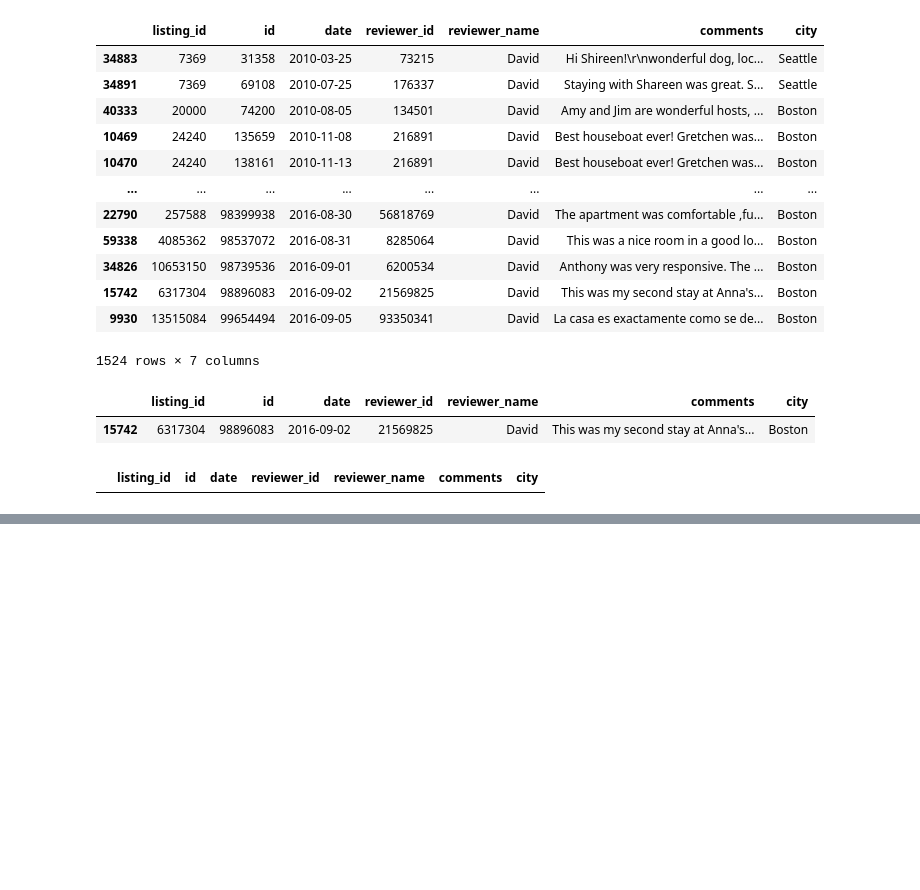
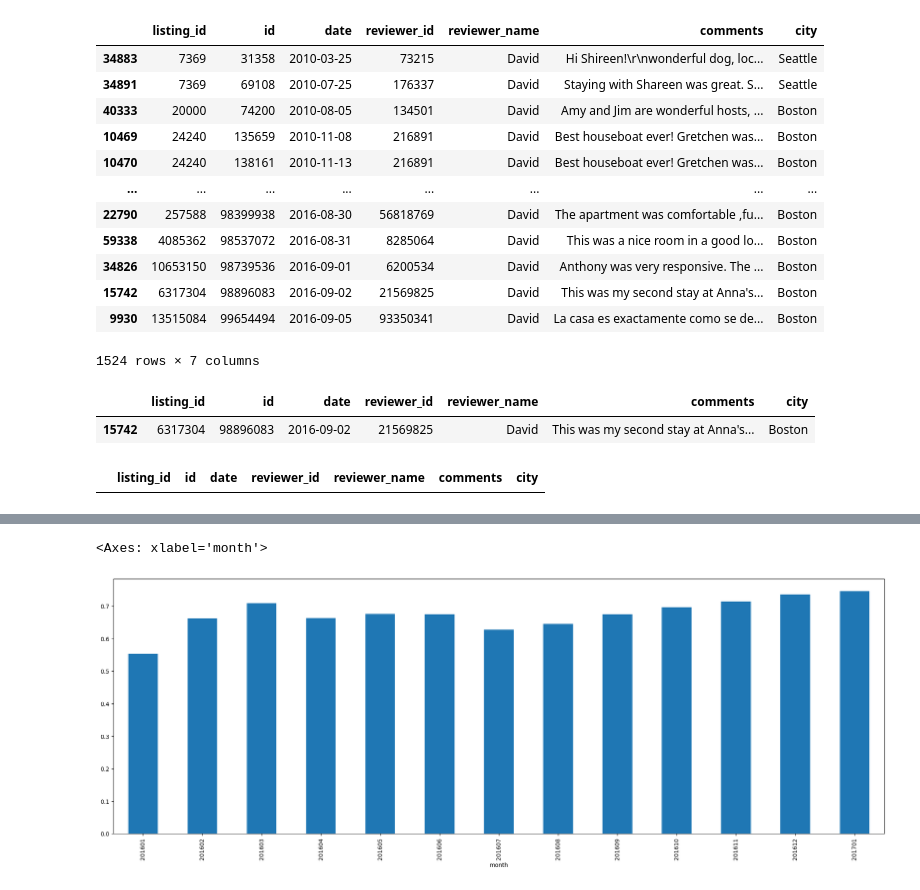
Before and after one commit to mdraws86/airbnb, a Jupyter notebook: Airbnb Analysis.ipynb, the cells around one changed output, grey strips where cells are left out. Cells and saved outputs as stored; diff of their text form; code cells hidden in the pictures; blank space fills up the shorter version.

```diff
--- a/Airbnb Analysis.ipynb
+++ b/Airbnb Analysis.ipynb
@@ -545,0 +556,7 @@ df_reviews_seattle.loc[df_reviews_seattle.id == 98896083]
+# %%
+test = df_calendar.loc[df_calendar.city == 'Seattle',].copy()
+test['month'] = test.date.dt.year*100+test.date.dt.month
+test.groupby('month')['available'].mean().plot(kind = 'bar', figsize = (24, 8))
+# %% [output]
+<Axes: xlabel='month'>
+[figure, added]
```
Also changed, not shown: parts of 15 cells of this notebook.
